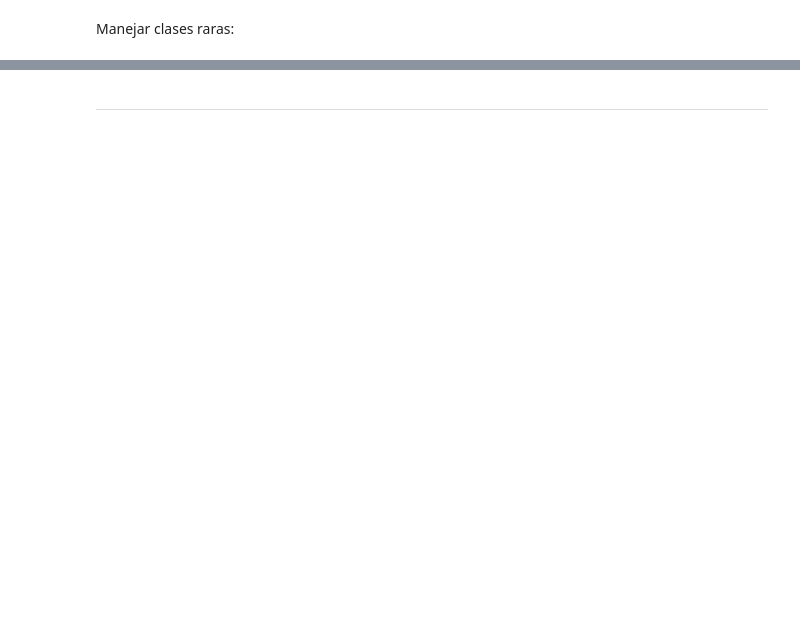
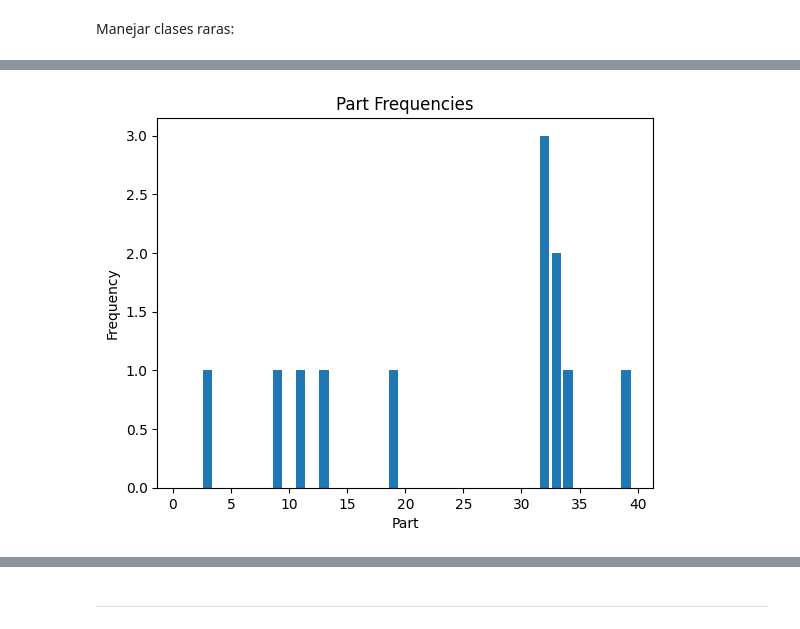
Before and after one commit to ramirezla/DetectarDannosPartesSugerenciasUsandoMultiplesEtiquetasTF_APIs, a Jupyter notebook: PreparacionDeDatosMultiplesEtiquetasTF_API.ipynb, the cells around one changed output, grey strips where cells are left out. Saved outputs shown, nothing was run; the diff lists cells and outputs as text; code cells hidden in the pictures; blank space fills up the shorter version.

```diff
--- a/PreparacionDeDatosMultiplesEtiquetasTF_API.ipynb
+++ b/PreparacionDeDatosMultiplesEtiquetasTF_API.ipynb
@@ -790,6 +839,14 @@ with open('data/fotos_siniestros/split_metadata.json') as f:
 # %% [markdown]
 Manejar clases raras:
-# %%
-with open('data/fotos_siniestros/train/rare_classes_support.json') as f:
-    rare_classes = json.load(f)
-    # Puedes usar esta información para aplicar pesos de clase o data augmentation
+# %%
+import json
+try:
+    with open('data/fotos_siniestros/test/rare_classes_support.json') as f:
+        metadata = json.load(f)
+    print(metadata)
+except FileNotFoundError:
+    print("The file 'rare_classes_support.json' was not found.")
+except json.JSONDecodeError:
+    print("The file 'rare_classes_support.json' is not a valid JSON file.")
+except Exception as e:
+    print(f"An error occurred: {e}")
@@ -795,0 +869,14 @@ with open('data/fotos_siniestros/train/rare_classes_support.json') as f:
+# %%
+#**2. Histogram of part frequencies**
+import matplotlib.pyplot as plt
+
+partes = [example['partes'] for example in metadata['examples']['partes']]
+partes_flat = [part for sublist in partes for part in sublist]
+
+plt.hist(partes_flat, bins=range(1, max(partes_flat)+2), align='left', rwidth=0.8)
+plt.xlabel('Part')
+plt.ylabel('Frequency')
+plt.title('Part Frequencies')
+plt.show()
+# %% [output]
+[figure, added]
```
Also changed, not shown: parts of 23 cells of this notebook, 4 other files.
